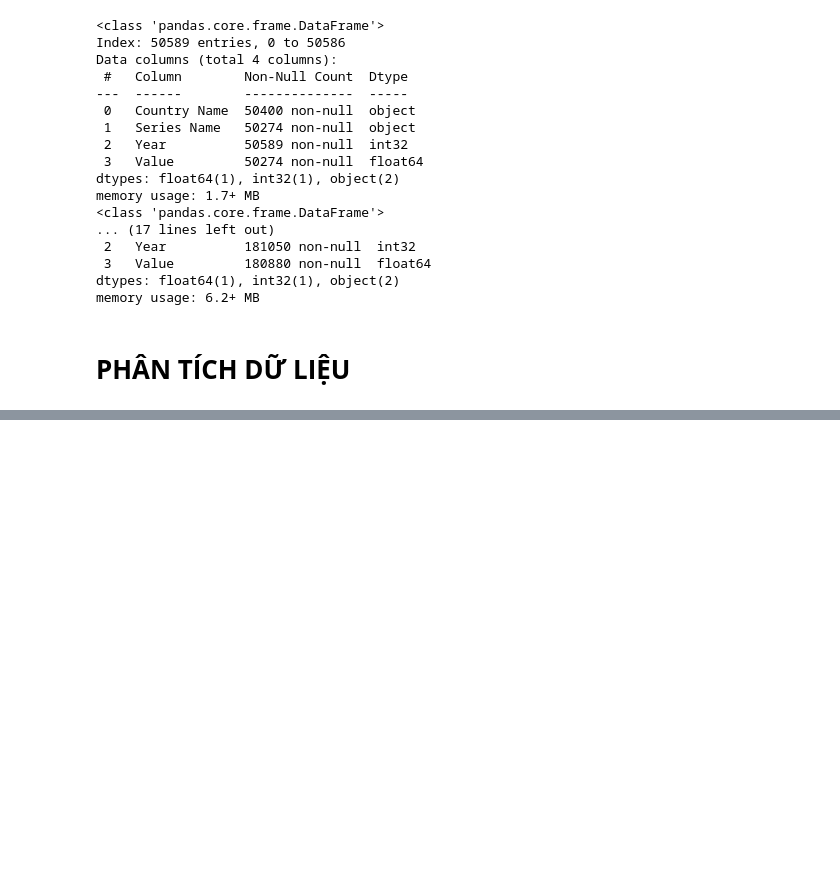
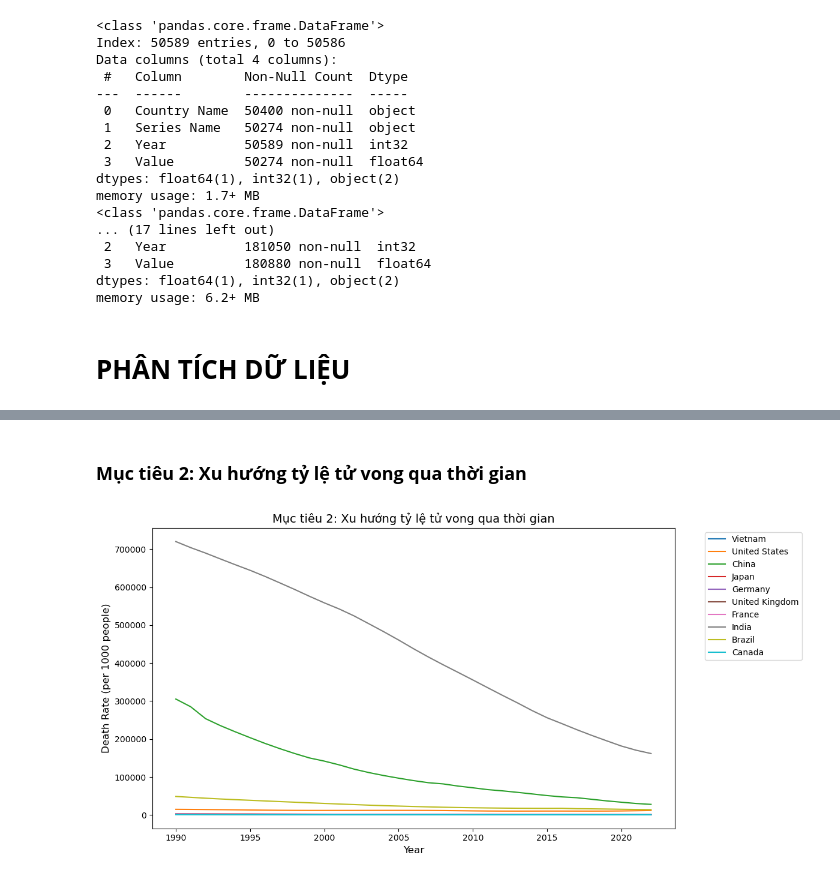
Before and after one commit to RokeMSE/-Lab02--Data-Visualization, a Jupyter notebook: 22127225_22127357_22127374.ipynb, the cells around one changed output, grey strips where cells are left out. Drawn from its saved outputs; the diff is of its cells as text; code cells hidden in the pictures; blank space fills up the shorter version.

```diff
--- a/22127225_22127357_22127374.ipynb
+++ b/22127225_22127357_22127374.ipynb
@@ -388,0 +420,15 @@ plt.show()
+# %% [markdown]
+### **Mục tiêu 2: Xu hướng tỷ lệ tử vong qua thời gian**
+# %%
+plt.figure(figsize=(12, 6))
+for country in relevant_country_names:
+    country_data = death_rate_grouped[death_rate_grouped['Country Name'] == country]
+    plt.plot(country_data['Year'], country_data['Value'], label=country)
+plt.title('Mục tiêu 2: Xu hướng tỷ lệ tử vong qua thời gian', fontsize=14)
+plt.xlabel('Year', fontsize=12)
+plt.ylabel('Death Rate (per 1000 people)', fontsize=12)
+plt.legend(bbox_to_anchor=(1.05, 1), loc='upper left')
+plt.tight_layout()
+plt.show()
+# %% [output]
+[figure, added]
```
Also changed, not shown: parts of 23 cells of this notebook.
